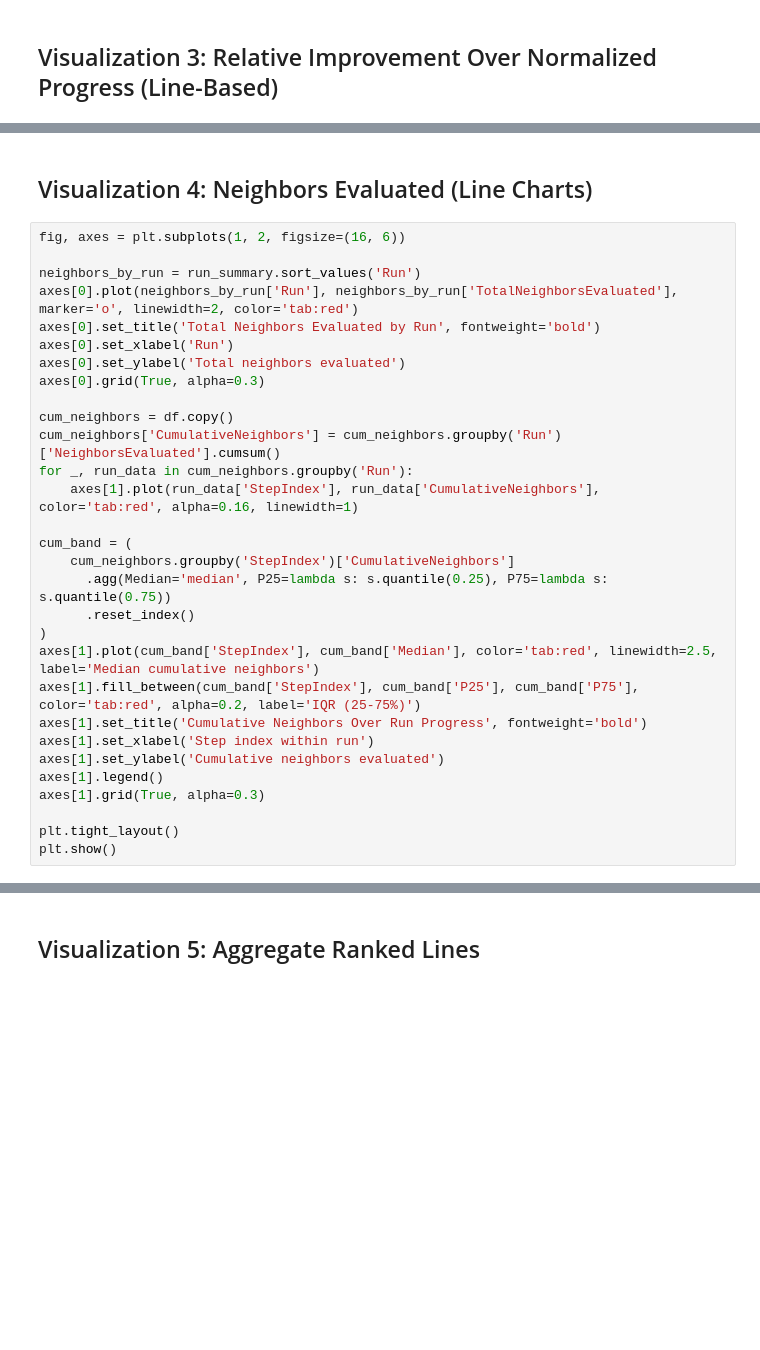
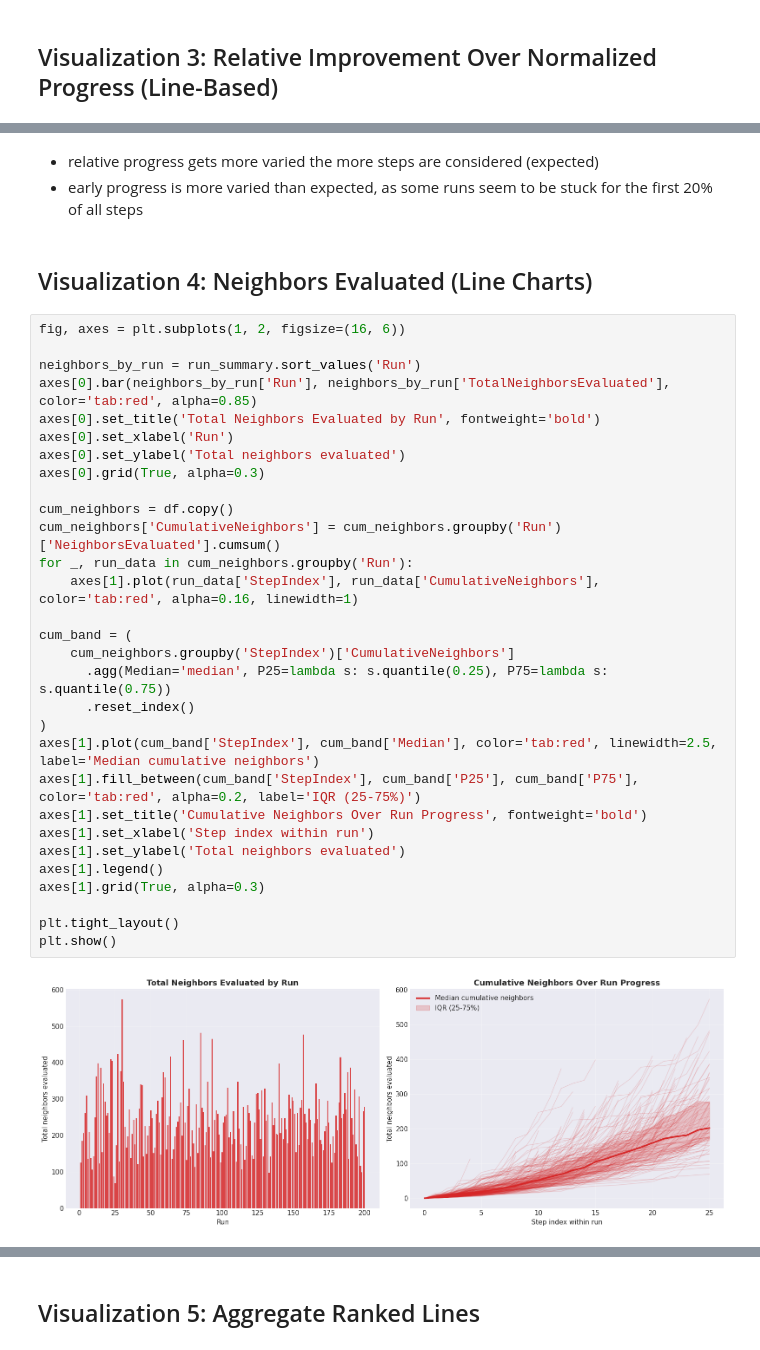
Before and after one commit to moritz-gross/better-grammars, a Jupyter notebook: visualize_local_search.ipynb, the cells around one changed output, grey strips where cells are left out. Drawn from its saved outputs; the diff is of its cells as text; blank space fills up the shorter version.

```diff
--- a/visualize_local_search.ipynb
+++ b/visualize_local_search.ipynb
@@ -157,32 +191,37 @@ plt.show()
+# %% [markdown]
+- relative progress gets more varied the more steps are considered (expected)
+- early progress is more varied than expected, as some runs seem to be stuck for the first 20% of all steps
 # %% [markdown]
 ## Visualization 4: Neighbors Evaluated (Line Charts)
 # %%
 fig, axes = plt.subplots(1, 2, figsize=(16, 6))
 
 neighbors_by_run = run_summary.sort_values('Run')
-axes[0].plot(neighbors_by_run['Run'], neighbors_by_run['TotalNeighborsEvaluated'], marker='o', linewidth=2, color='tab:red')
+axes[0].bar(neighbors_by_run['Run'], neighbors_by_run['TotalNeighborsEvaluated'], color='tab:red', alpha=0.85)
 axes[0].set_title('Total Neighbors Evaluated by Run', fontweight='bold')
 axes[0].set_xlabel('Run')
 axes[0].set_ylabel('Total neighbors evaluated')
 axes[0].grid(True, alpha=0.3)
 
 cum_neighbors = df.copy()
 cum_neighbors['CumulativeNeighbors'] = cum_neighbors.groupby('Run')['NeighborsEvaluated'].cumsum()
 for _, run_data in cum_neighbors.groupby('Run'):
     axes[1].plot(run_data['StepIndex'], run_data['CumulativeNeighbors'], color='tab:red', alpha=0.16, linewidth=1)
 
 cum_band = (
     cum_neighbors.groupby('StepIndex')['CumulativeNeighbors']
       .agg(Median='median', P25=lambda s: s.quantile(0.25), P75=lambda s: s.quantile(0.75))
       .reset_index()
 )
 axes[1].plot(cum_band['StepIndex'], cum_band['Median'], color='tab:red', linewidth=2.5, label='Median cumulative neighbors')
 axes[1].fill_between(cum_band['StepIndex'], cum_band['P25'], cum_band['P75'], color='tab:red', alpha=0.2, label='IQR (25-75%)')
 axes[1].set_title('Cumulative Neighbors Over Run Progress', fontweight='bold')
 axes[1].set_xlabel('Step index within run')
-axes[1].set_ylabel('Cumulative neighbors evaluated')
+axes[1].set_ylabel('Total neighbors evaluated')
 axes[1].legend()
 axes[1].grid(True, alpha=0.3)
 
 plt.tight_layout()
 plt.show()
+# %% [output]
+[figure, added]
```
Also changed, not shown: parts of 17 cells of this notebook, 3 other files.
